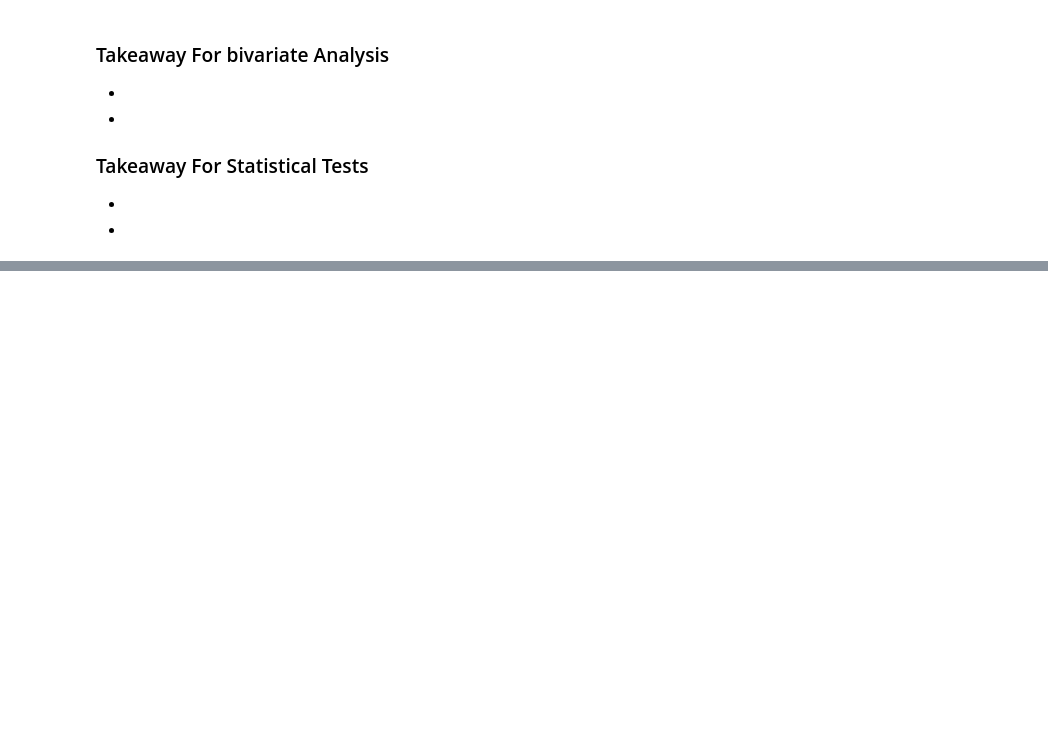
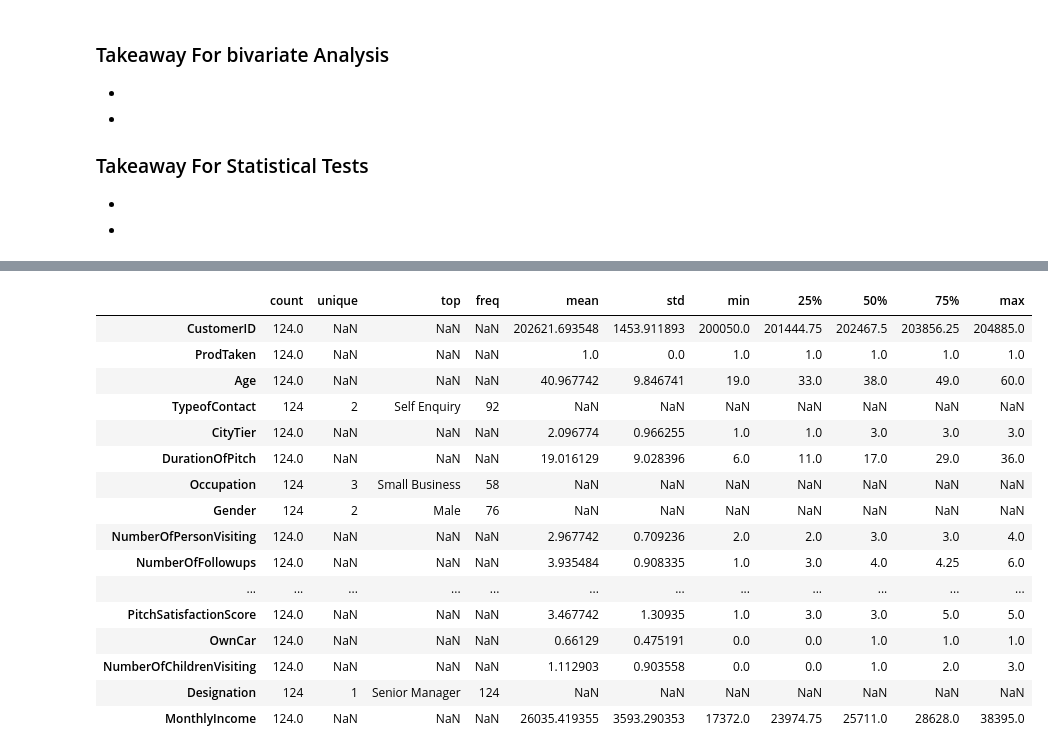
Before and after one commit to cfreeman22/TravelPackagePrediction, a Jupyter notebook: TravelPackagePurchasePrediction.ipynb, the cells around one changed output, grey strips where cells are left out. Saved outputs shown, nothing was run; the diff lists cells and outputs as text; code cells hidden in the pictures; blank space fills up the shorter version.

```diff
--- a/TravelPackagePurchasePrediction.ipynb
+++ b/TravelPackagePurchasePrediction.ipynb
@@ -490,0 +543,20 @@ CityTier
+# %%
+prod_taken[prod_taken["Designation"] == "Senior Manager"].describe(include="all").T
+# %% [output]
+|  | count | unique | top | freq | mean | std | min | 25% | 50% | 75% | max |
+| CustomerID | 124.0 | NaN | NaN | NaN | 202621.693548 | 1453.911893 | 200050.0 | 201444.75 | 202467.5 | 203856.25 | 204885.0 |
+| ProdTaken | 124.0 | NaN | NaN | NaN | 1.0 | 0.0 | 1.0 | 1.0 | 1.0 | 1.0 | 1.0 |
+| Age | 124.0 | NaN | NaN | NaN | 40.967742 | 9.846741 | 19.0 | 33.0 | 38.0 | 49.0 | 60.0 |
+| TypeofContact | 124 | 2 | Self Enquiry | 92 | NaN | NaN | NaN | NaN | NaN | NaN | NaN |
+| CityTier | 124.0 | NaN | NaN | NaN | 2.096774 | 0.966255 | 1.0 | 1.0 | 3.0 | 3.0 | 3.0 |
+| DurationOfPitch | 124.0 | NaN | NaN | NaN | 19.016129 | 9.028396 | 6.0 | 11.0 | 17.0 | 29.0 | 36.0 |
+| Occupation | 124 | 3 | Small Business | 58 | NaN | NaN | NaN | NaN | NaN | NaN | NaN |
+| Gender | 124 | 2 | Male | 76 | NaN | NaN | NaN | NaN | NaN | NaN | NaN |
+| NumberOfPersonVisiting | 124.0 | NaN | NaN | NaN | 2.967742 | 0.709236 | 2.0 | 2.0 | 3.0 | 3.0 | 4.0 |
+| NumberOfFollowups | 124.0 | NaN | NaN | NaN | 3.935484 | 0.908335 | 1.0 | 3.0 | 4.0 | 4.25 | 6.0 |
+| ... | ... | ... | ... | ... | ... | ... | ... | ... | ... | ... | ... |
+| PitchSatisfactionScore | 124.0 | NaN | NaN | NaN | 3.467742 | 1.30935 | 1.0 | 3.0 | 3.0 | 5.0 | 5.0 |
+| OwnCar | 124.0 | NaN | NaN | NaN | 0.66129 | 0.475191 | 0.0 | 0.0 | 1.0 | 1.0 | 1.0 |
+| NumberOfChildrenVisiting | 124.0 | NaN | NaN | NaN | 1.112903 | 0.903558 | 0.0 | 0.0 | 1.0 | 2.0 | 3.0 |
+| Designation | 124 | 1 | Senior Manager | 124 | NaN | NaN | NaN | NaN | NaN | NaN | NaN |
+| MonthlyIncome | 124.0 | NaN | NaN | NaN | 26035.419355 | 3593.290353 | 17372.0 | 23974.75 | 25711.0 | 28628.0 | 38395.0 |
```
Also changed, not shown: parts of 14 cells of this notebook.
